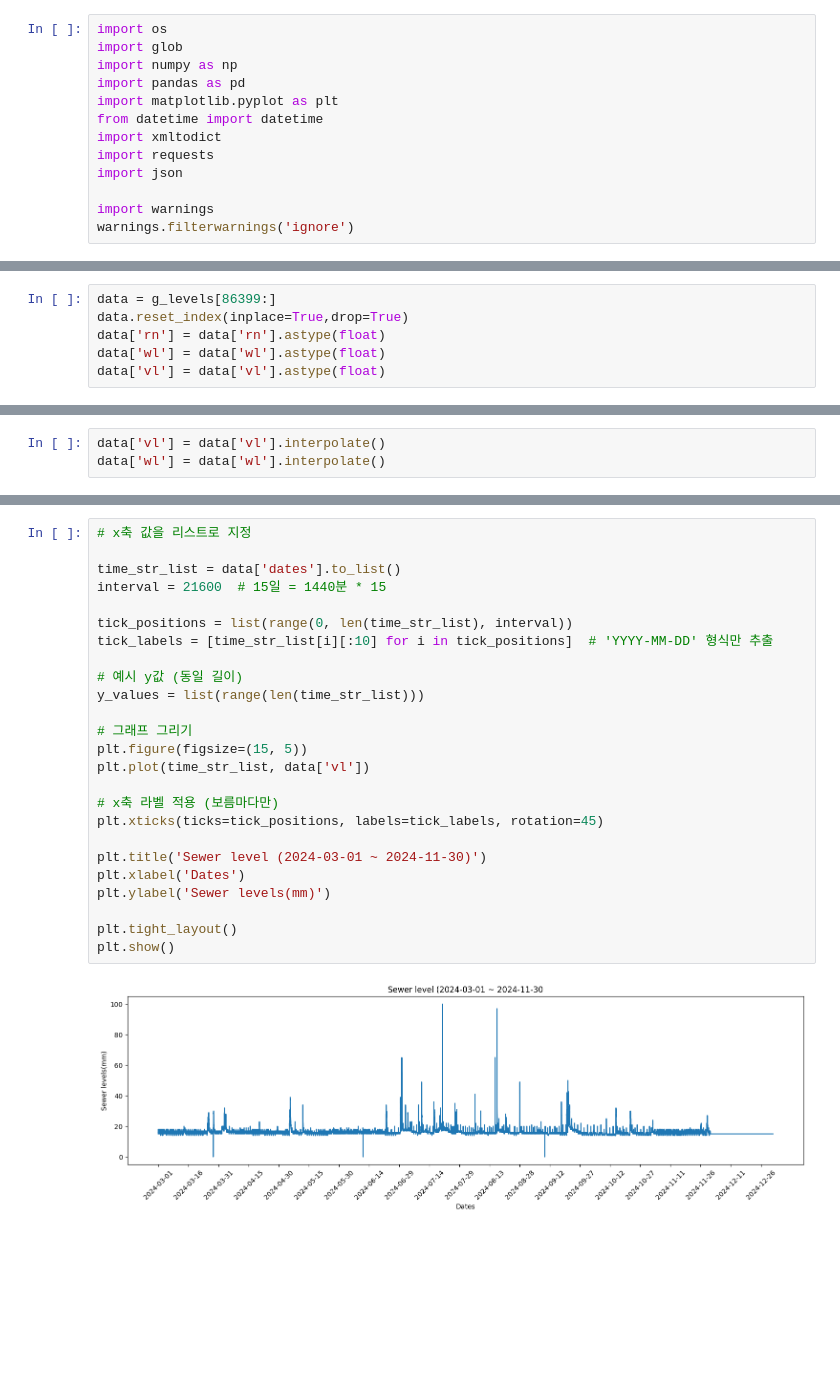
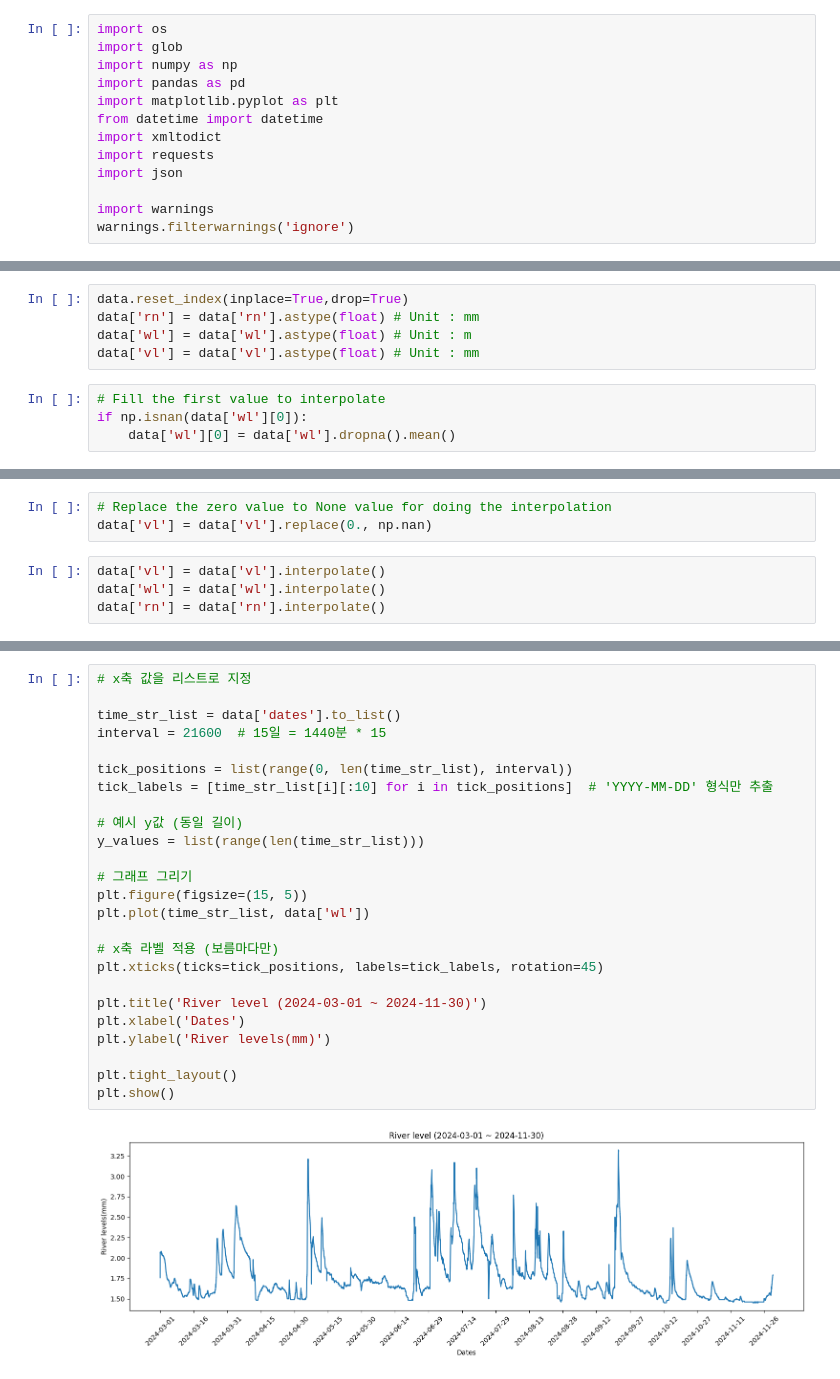
Before and after one commit to avsbdn0406/ai_qc, a Jupyter notebook: dummy_data.ipynb, the cells around one changed output, grey strips where cells are left out. Cells and saved outputs as stored; diff of their text form; blank space fills up the shorter version.

Commit message:
Feat : Edit the dummy_Data code

```diff
--- a/dummy_data.ipynb
+++ b/dummy_data.ipynb
@@ -82,9 +116,12 @@ g_levels = pd.merge(g_levels,wl_df,on='dates',how='outer')
 # %%
-data = g_levels[86399:]
 data.reset_index(inplace=True,drop=True)
-data['rn'] = data['rn'].astype(float)
-data['wl'] = data['wl'].astype(float)
-data['vl'] = data['vl'].astype(float)
+data['rn'] = data['rn'].astype(float) # Unit : mm
+data['wl'] = data['wl'].astype(float) # Unit : m
+data['vl'] = data['vl'].astype(float) # Unit : mm
+# %%
+# Fill the first value to interpolate
+if np.isnan(data['wl'][0]):
+    data['wl'][0] = data['wl'].dropna().mean()
 # %%
 print(f'Rainfall min, max, mean : {data['rn'].min()}, {data['rn'].max()}, {np.round(data['rn'].mean(),5)}')
 print(f'River level min, max, mean : {data['wl'].min()}, {data['wl'].max()}, {np.round(data['wl'].mean(),5)}')
@@ -107,3 +133,7 @@ array([  0.,  14.,  15.,  16.,  17.,  18.,  19.,  20.,  21.,  22.,  23.,
+# %%
+# Replace the zero value to None value for doing the interpolation
+data['vl'] = data['vl'].replace(0., np.nan)
 # %%
 data['vl'] = data['vl'].interpolate()
 data['wl'] = data['wl'].interpolate()
+data['rn'] = data['rn'].interpolate()
@@ -114,27 +167,27 @@ Index(['dates', 'rn', 'flag', 'vl', 'data_clct_se', 'wl'], dtype='object')
 # %%
 # x축 값을 리스트로 지정
 
 time_str_list = data['dates'].to_list()
 interval = 21600  # 15일 = 1440분 * 15
 
 tick_positions = list(range(0, len(time_str_list), interval))
 tick_labels = [time_str_list[i][:10] for i in tick_positions]  # 'YYYY-MM-DD' 형식만 추출
 
 # 예시 y값 (동일 길이)
 y_values = list(range(len(time_str_list)))
 
 # 그래프 그리기
 plt.figure(figsize=(15, 5))
-plt.plot(time_str_list, data['vl'])
+plt.plot(time_str_list, data['wl'])
 
 # x축 라벨 적용 (보름마다만)
 plt.xticks(ticks=tick_positions, labels=tick_labels, rotation=45)
 
-plt.title('Sewer level (2024-03-01 ~ 2024-11-30)')
+plt.title('River level (2024-03-01 ~ 2024-11-30)')
 plt.xlabel('Dates')
-plt.ylabel('Sewer levels(mm)')
+plt.ylabel('River levels(mm)')
 
 plt.tight_layout()
 plt.show()
 # %% [output]
-[figure, old version]
+[figure, new version]
```
Also changed, not shown: parts of 20 cells of this notebook.
